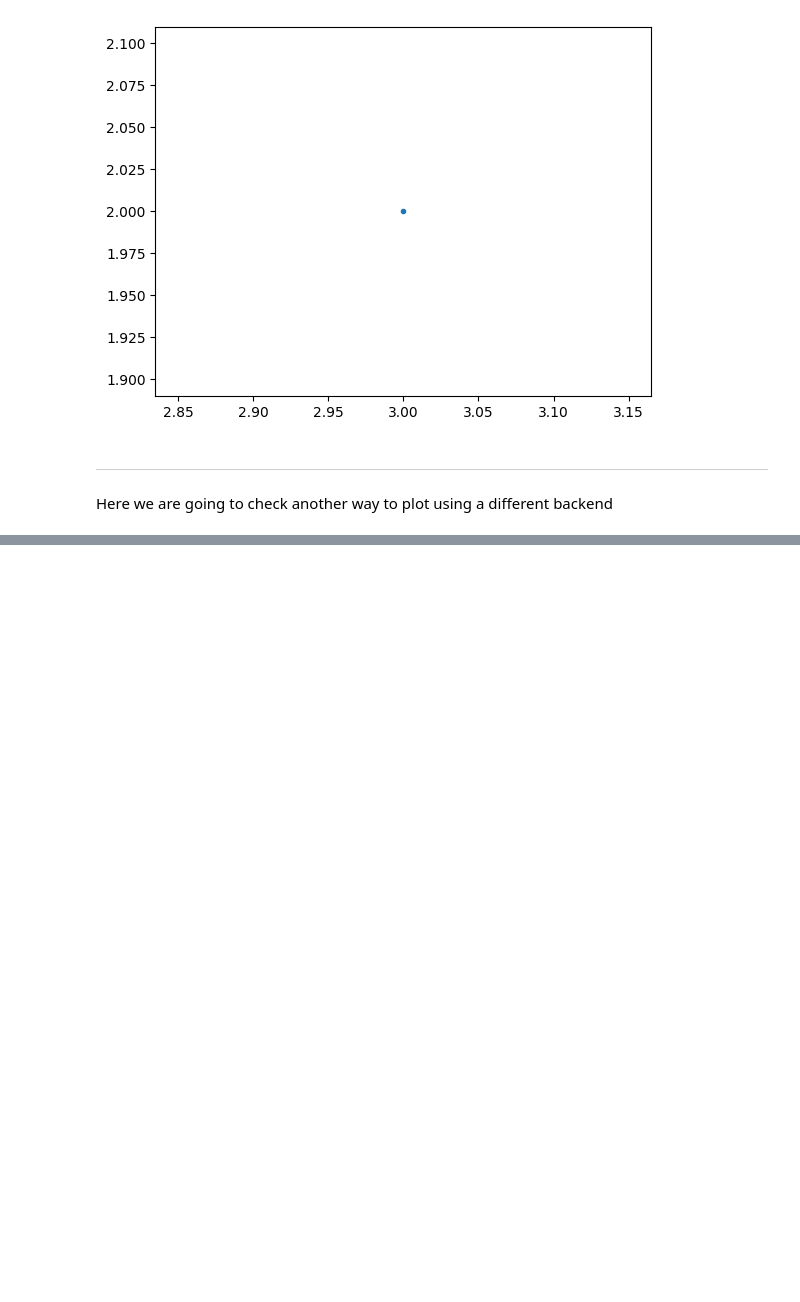
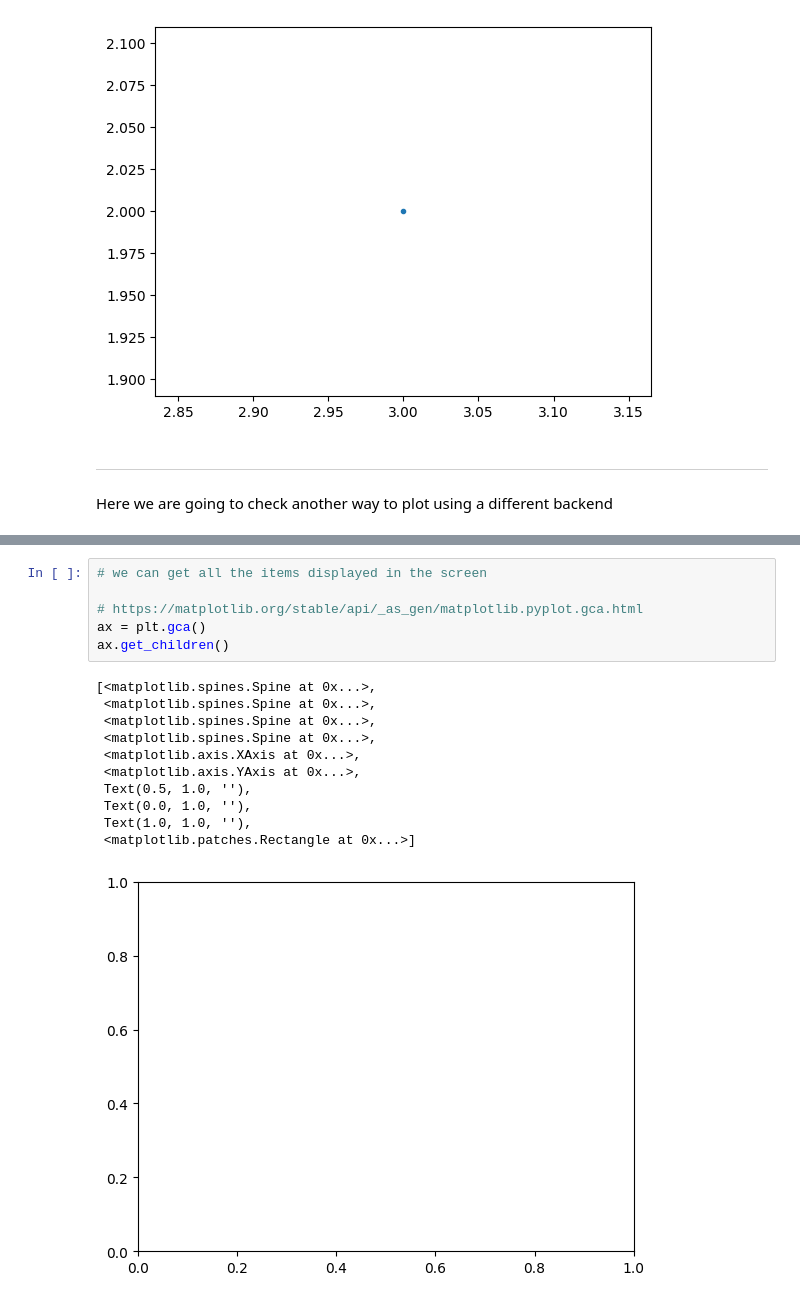
Before and after one commit to JhonSanz/plotting_matplotlib, a Jupyter notebook: basic_plotting.ipynb, the cells around one changed output, grey strips where cells are left out. Drawn from its saved outputs; the diff is of its cells as text; blank space fills up the shorter version.

```diff
--- a/basic_plotting.ipynb
+++ b/basic_plotting.ipynb
@@ -30,0 +67,18 @@ Here we are going to check another way to plot using a different backend
+# %%
+# we can get all the items displayed in the screen
+
+# https://matplotlib.org/stable/api/_as_gen/matplotlib.pyplot.gca.html
+ax = plt.gca()
+ax.get_children()
+# %% [output]
+[<matplotlib.spines.Spine at 0x...>,
+ <matplotlib.spines.Spine at 0x...>,
+ <matplotlib.spines.Spine at 0x...>,
+ <matplotlib.spines.Spine at 0x...>,
+ <matplotlib.axis.XAxis at 0x...>,
+ <matplotlib.axis.YAxis at 0x...>,
+ Text(0.5, 1.0, ''),
+ Text(0.0, 1.0, ''),
+ Text(1.0, 1.0, ''),
+ <matplotlib.patches.Rectangle at 0x...>]
+[figure, added]
```
Also changed, not shown: parts of 5 cells of this notebook, 2 other files.
